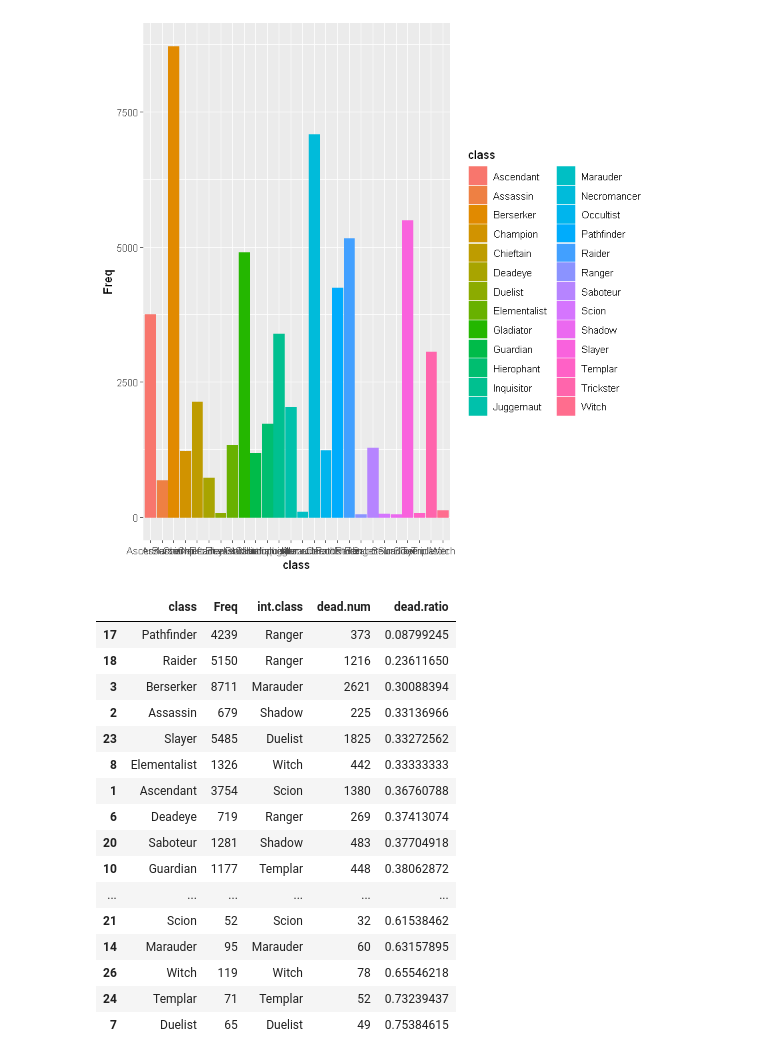
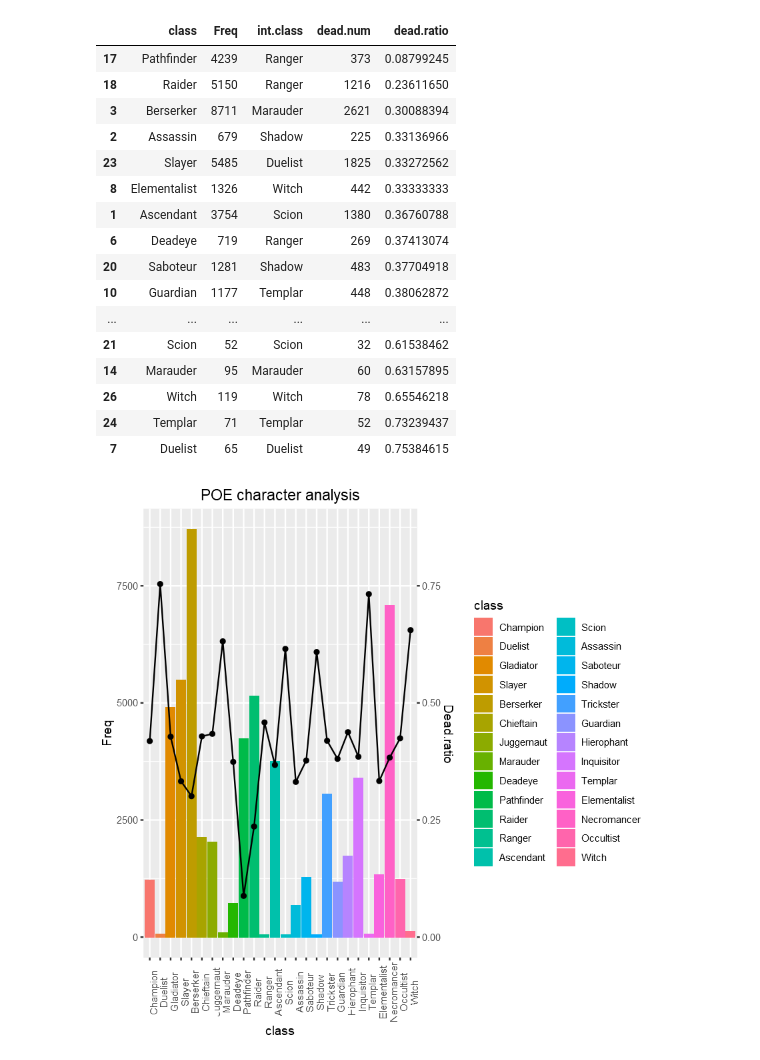
Before and after one commit to Mvinbin/2nd-ML100Days, a Jupyter notebook: homework/Day_002_HW.ipynb, the cells around one changed output. Cells and saved outputs as stored; diff of their text form; code cells hidden in the pictures.

```diff
--- a/homework/Day_002_HW.ipynb
+++ b/homework/Day_002_HW.ipynb
@@ -48,66 +48,77 @@ for (j in 1:26) {
 }
 
 class=data.frame(class,int.class=int.class)
+class=class[order(class$int.class),]
+class$class=factor(class$class,levels=class$class)
 
 library(ggplot2)
-plot.class=ggplot(data=class,aes(x=class,y=Freq,color=class))+geom_bar(stat="identity",aes(fill=class))
-plot.class
 
 rank.class=class[order(-class$Freq),]
 rank.class
 #最多人玩的昇華角色前三名為Berserker (暴徒)、Necromancer (死靈師)、 Slaye (處刑者)
 
-## 各個角色的死亡率
+## 各個角色的死亡率-不含初始角色
 dead.num=c()
 for (i in 1:26) {
   loc=which(data$class==class$class[i])
   dead.num[i]=length(which(data$dead[loc]==T))
 }
 
 class.data=data.frame(class,dead.num=dead.num)
 dead.ratio=class.data$dead.num/class.data$Freq
 class.data=cbind(class.data,dead.ratio=dead.ratio)
 
-plot.dead.ratio=ggplot(data=class.data,aes(x=class,y=dead.ratio,color=class))+geom_bar(stat="identity",aes(fill=class))
-plot.dead.ratio
-
 rank.dead.ratio=class.data[order(class.data$dead.ratio),]
 rank.dead.ratio
+
+
 ##死亡率最低的前3為 Pathfinder (追獵者) 、Raider (俠客)、Berserker (暴徒)
 ##死亡率最高的前3為 Hierophant(聖宗)、Juggernaut(勇士)、Chieftain(酋長) ，此處只考慮昇華
+
+
+plot.class.test=ggplot()+
+  geom_col(data=class.data,aes(x=class,y=Freq,fill=class))+
+  geom_line(data=class.data,aes(x=class,y=dead.ratio*10000, group = 1))+
+  geom_point(data=class.data,aes(x=class,y=dead.ratio*10000))+
+  theme(axis.text.x = element_text(angle = 90))+
+  scale_y_continuous(sec.axis = sec_axis(~./10000,name='Dead.ratio'))+
+  ggtitle('POE character analysis')+
+  theme(plot.title = element_text(hjust = 0.5))
+
+plot.class.test
 # %% [output]
 |  | class | Freq | int.class |
 | 3 | Berserker | 8711 | Marauder |
 | 15 | Necromancer | 7077 | Witch |
 | 23 | Slayer | 5485 | Duelist |
 | 18 | Raider | 5150 | Ranger |
 | 9 | Gladiator | 4900 | Duelist |
 | 17 | Pathfinder | 4239 | Ranger |
 | 1 | Ascendant | 3754 | Scion |
 | 12 | Inquisitor | 3391 | Templar |
 | 25 | Trickster | 3058 | Shadow |
 | 5 | Chieftain | 2130 | Marauder |
 | ... | ... | ... | ... |
 | 24 | Templar | 71 | Templar |
 | 7 | Duelist | 65 | Duelist |
 | 21 | Scion | 52 | Scion |
 | 19 | Ranger | 48 | Ranger |
 | 22 | Shadow | 46 | Shadow |
+|  | class | Freq | int.class | dead.num | dead.ratio |
+| 17 | Pathfinder | 4239 | Ranger | 373 | 0.08799245 |
+| 18 | Raider | 5150 | Ranger | 1216 | 0.23611650 |
+| 3 | Berserker | 8711 | Marauder | 2621 | 0.30088394 |
+| 2 | Assassin | 679 | Shadow | 225 | 0.33136966 |
+| 23 | Slayer | 5485 | Duelist | 1825 | 0.33272562 |
+| 8 | Elementalist | 1326 | Witch | 442 | 0.33333333 |
+| 1 | Ascendant | 3754 | Scion | 1380 | 0.36760788 |
+| 6 | Deadeye | 719 | Ranger | 269 | 0.37413074 |
+| 20 | Saboteur | 1281 | Shadow | 483 | 0.37704918 |
+| 10 | Guardian | 1177 | Templar | 448 | 0.38062872 |
+| ... | ... | ... | ... | ... | ... |
+| 21 | Scion | 52 | Scion | 32 | 0.61538462 |
+| 14 | Marauder | 95 | Marauder | 60 | 0.63157895 |
+| 26 | Witch | 119 | Witch | 78 | 0.65546218 |
+| 24 | Templar | 71 | Templar | 52 | 0.73239437 |
+| 7 | Duelist | 65 | Duelist | 49 | 0.75384615 |
-[figure, old version]
+[figure, new version]
-|  | class | Freq | int.class | dead.num | dead.ratio |
-| 17 | Pathfinder | 4239 | Ranger | 373 | 0.08799245 |
-| 18 | Raider | 5150 | Ranger | 1216 | 0.23611650 |
-| 3 | Berserker | 8711 | Marauder | 2621 | 0.30088394 |
-| 2 | Assassin | 679 | Shadow | 225 | 0.33136966 |
-| 23 | Slayer | 5485 | Duelist | 1825 | 0.33272562 |
-| 8 | Elementalist | 1326 | Witch | 442 | 0.33333333 |
-| 1 | Ascendant | 3754 | Scion | 1380 | 0.36760788 |
-| 6 | Deadeye | 719 | Ranger | 269 | 0.37413074 |
-| 20 | Saboteur | 1281 | Shadow | 483 | 0.37704918 |
-| 10 | Guardian | 1177 | Templar | 448 | 0.38062872 |
-| ... | ... | ... | ... | ... | ... |
-| 21 | Scion | 52 | Scion | 32 | 0.61538462 |
-| 14 | Marauder | 95 | Marauder | 60 | 0.63157895 |
-| 26 | Witch | 119 | Witch | 78 | 0.65546218 |
-| 24 | Templar | 71 | Templar | 52 | 0.73239437 |
-| 7 | Duelist | 65 | Duelist | 49 | 0.75384615 |
```
Also changed, not shown: parts of 1 cell of this notebook.
